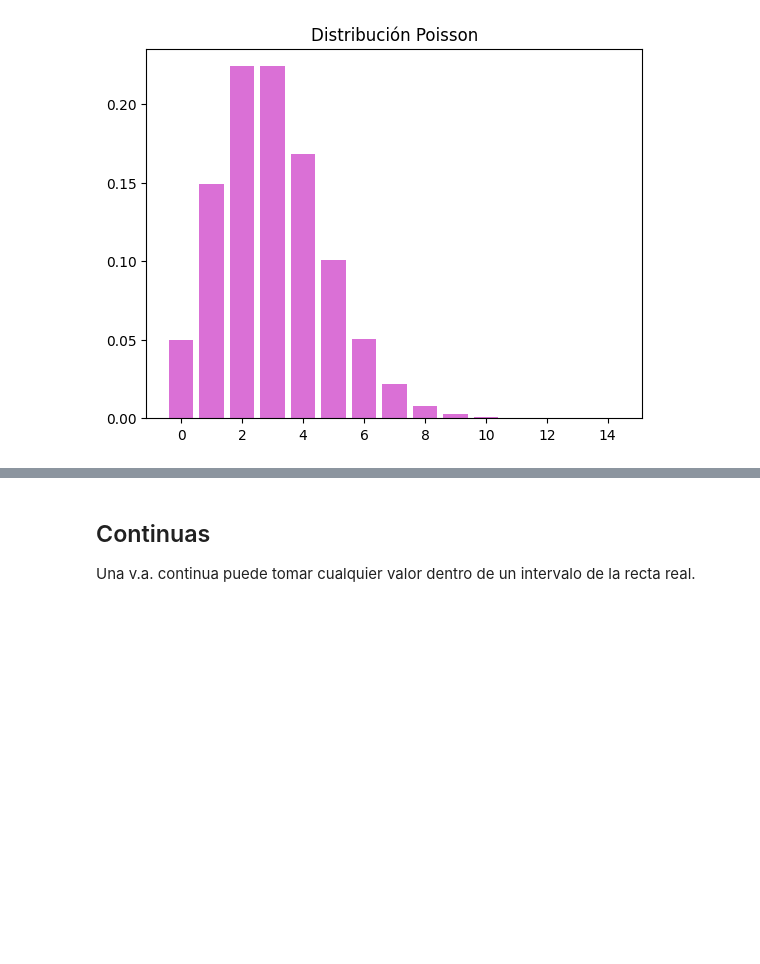
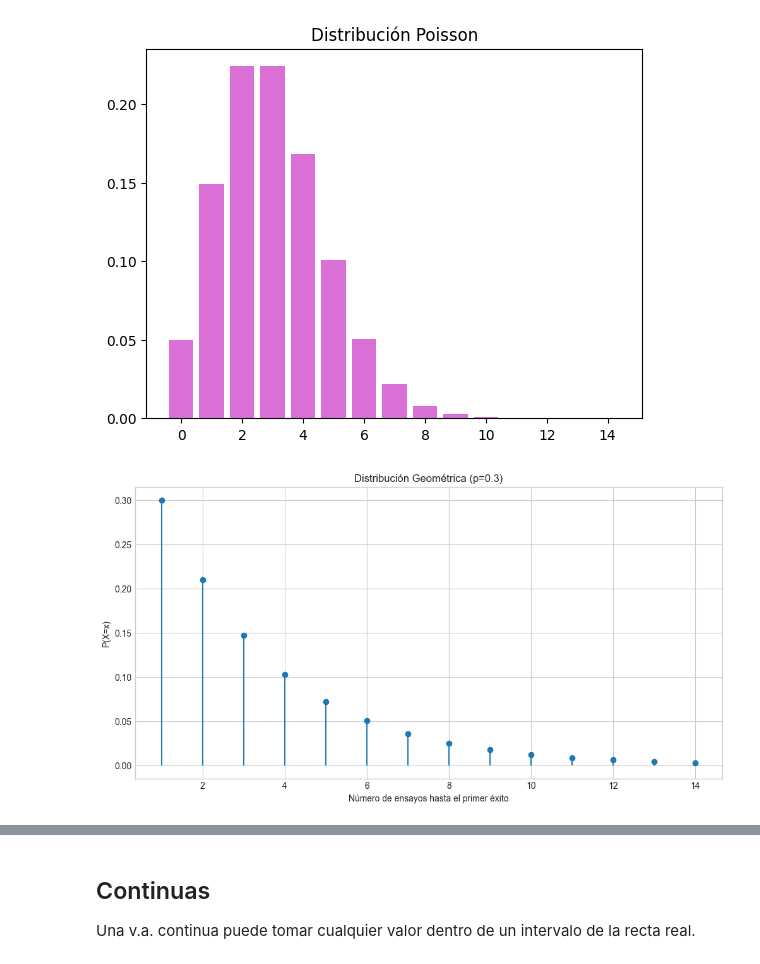
Before and after one commit to UrsulaUribeP/Modulo-II, a Jupyter notebook: 2_Variables_Aleatorias.ipynb, the cells around one changed output, grey strips where cells are left out. Saved outputs shown, nothing was run; the diff lists cells and outputs as text; code cells hidden in the pictures; blank space fills up the shorter version.

```diff
--- a/2_Variables_Aleatorias.ipynb
+++ b/2_Variables_Aleatorias.ipynb
@@ -119,3 +163,16 @@ plt.title('Distribución Poisson')
 plt.show()
 # %% [output]
 [figure]
+# %%
+p = 0.3
+x = np.arange(1, 15)
+pmf = geom.pmf(x, p)
+
+plt.figure()
+plt.stem(x, pmf, basefmt=" ", use_line_collection=True)
+plt.title("Distribución Geométrica (p=0.3)")
+plt.xlabel("Número de ensayos hasta el primer éxito")
+plt.ylabel("P(X=x)")
+plt.show()
+# %% [output]
+[figure, added]
```
Also changed, not shown: parts of 6 cells of this notebook.
